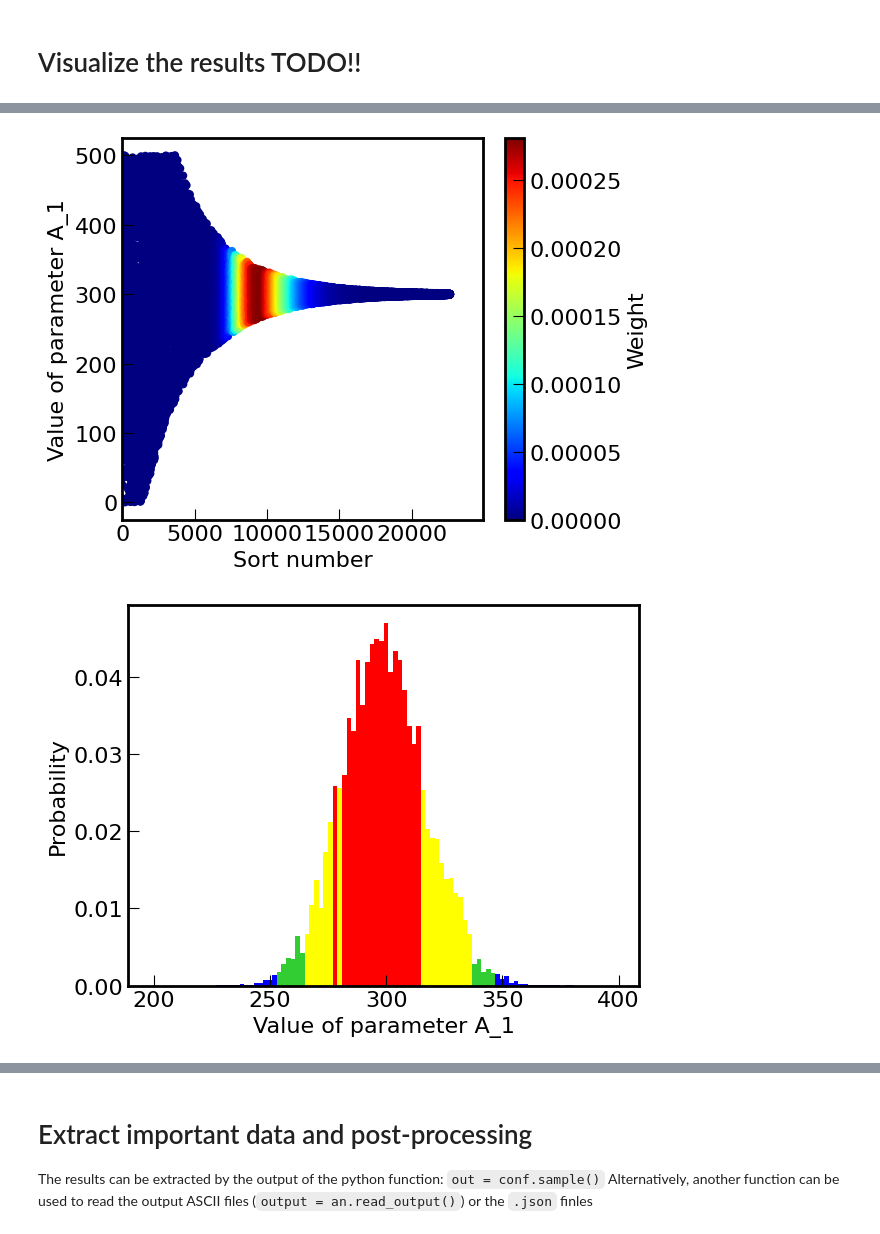
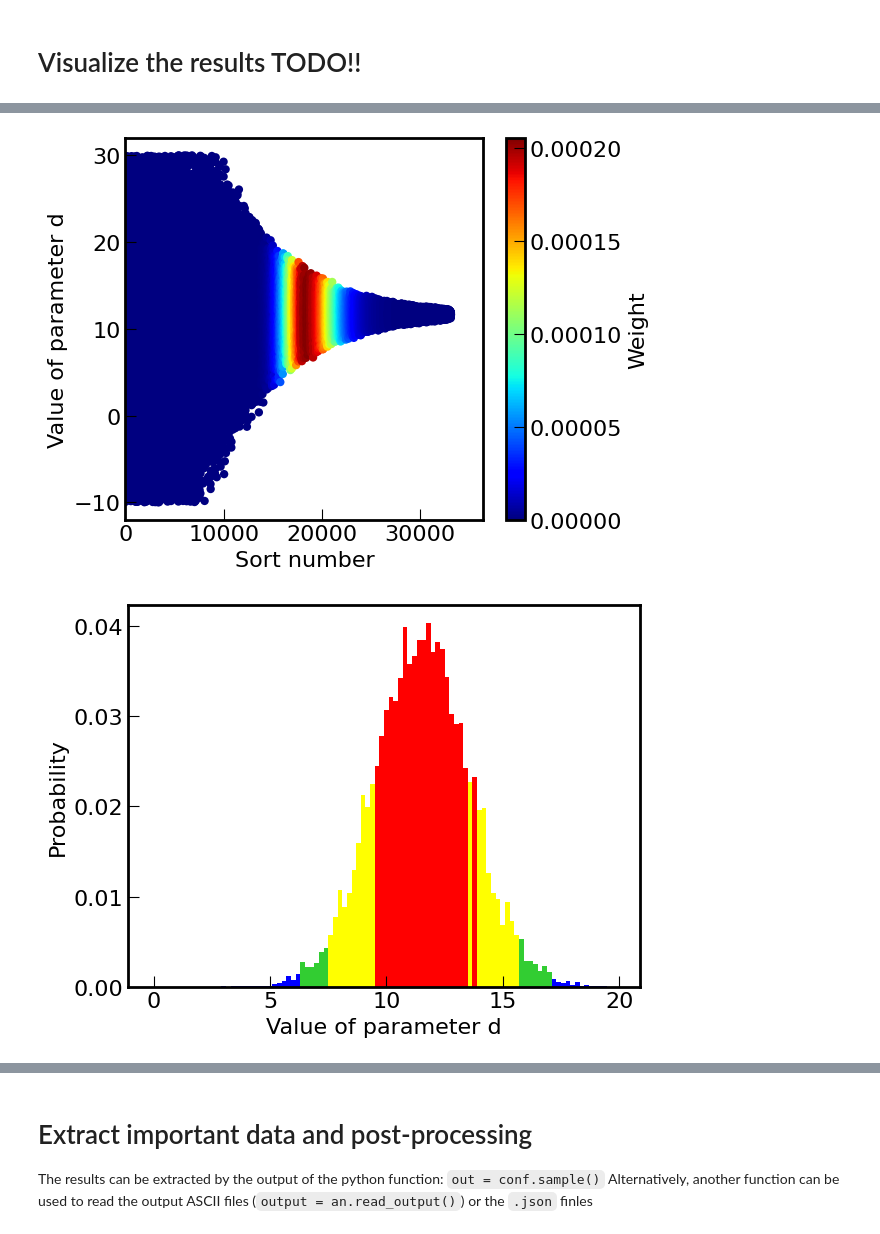
Before and after one commit to martinit18/nested_fit, a Jupyter notebook: examples/jupyter_notebooks/set_of_files_analysis.ipynb, the cells around one changed output, grey strips where cells are left out. Cells and saved outputs as stored; diff of their text form; code cells hidden in the pictures.

```diff
--- a/examples/jupyter_notebooks/set_of_files_analysis.ipynb
+++ b/examples/jupyter_notebooks/set_of_files_analysis.ipynb
@@ -130,15 +106,15 @@ an.plot_weights()
 # %%
 # Plot the parameter convergence
 # Colored regions correspond to the high value of the weights
-an.plot_par('A_1')
+an.plot_par('d')
 # %% [output]
-[figure, old version]
+[figure, new version]
 # %%
 # Plot one parameter histogram
 # Red, yellow and green region correspond to 1,2,3 sigmas
-an.histo('A_1',bins=100,xmin=200,xmax=400)
+an.histo('d',bins=100,xmin=0,xmax=20)
 # %% [output]
-[figure, old version]
+[figure, new version]
 # %%
 # Plot one parameter interpolated histogram using getdist
 # Note: this is a third part function and it requires to specify the path explicitally
```
Also changed, not shown: parts of 17 cells of this notebook, 2 other files.
